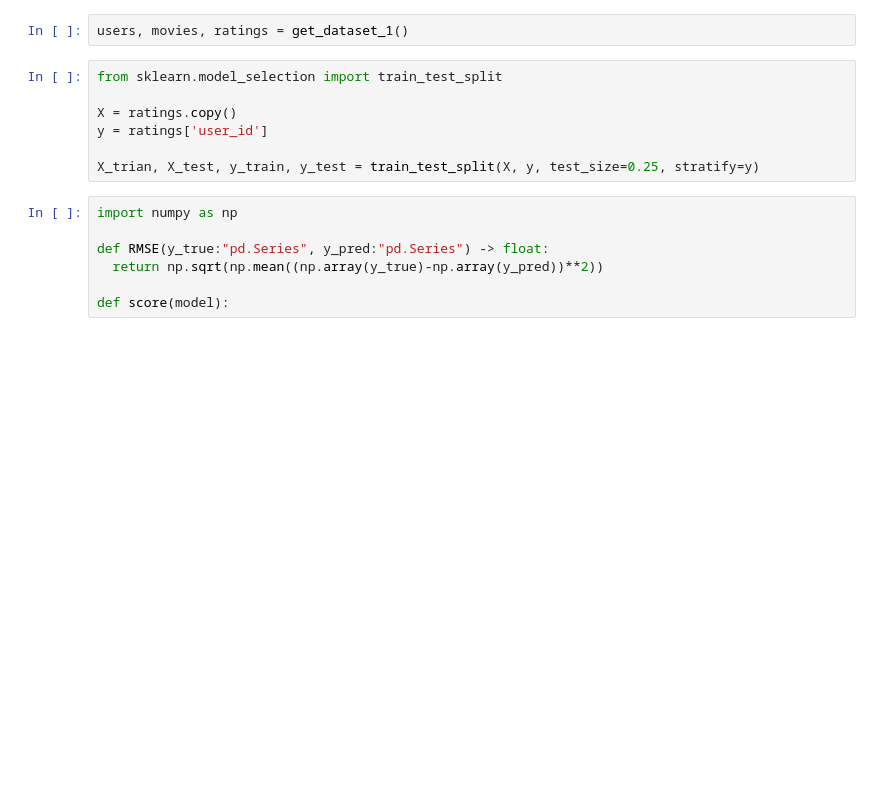
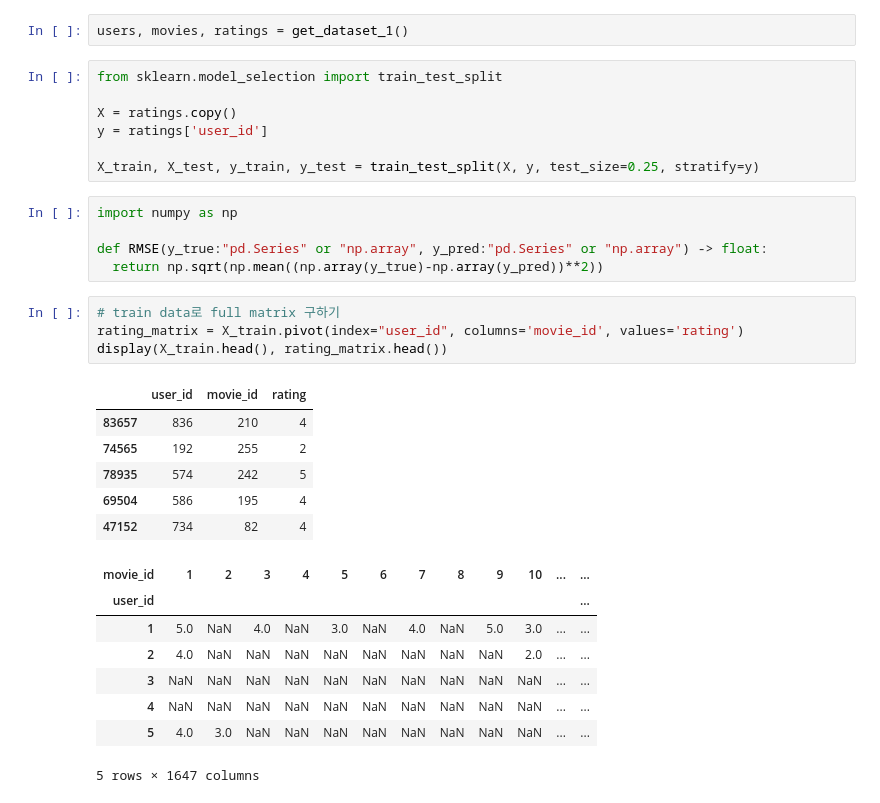
Before and after one commit to mkk4726/python_recommendation_system, a Jupyter notebook: chapter2/read_data.ipynb, the cells around one changed output. Saved outputs shown, nothing was run; the diff lists cells and outputs as text; blank space fills up the shorter version.

Commit message:
~p26 mean rating

```diff
--- a/chapter2/read_data.ipynb
+++ b/chapter2/read_data.ipynb
@@ -132,11 +132,28 @@ from sklearn.model_selection import train_test_split
 X = ratings.copy()
 y = ratings['user_id']
 
-X_trian, X_test, y_train, y_test = train_test_split(X, y, test_size=0.25, stratify=y)
+X_train, X_test, y_train, y_test = train_test_split(X, y, test_size=0.25, stratify=y)
 # %%
 import numpy as np
 
-def RMSE(y_true:"pd.Series", y_pred:"pd.Series") -> float:
+def RMSE(y_true:"pd.Series" or "np.array", y_pred:"pd.Series" or "np.array") -> float:
   return np.sqrt(np.mean((np.array(y_true)-np.array(y_pred))**2))
-
-def score(model):
+# %%
+# train data로 full matrix 구하기
+rating_matrix = X_train.pivot(index="user_id", columns='movie_id', values='rating')
+display(X_train.head(), rating_matrix.head())
+# %% [output]
+|  | user_id | movie_id | rating |
+| 83657 | 836 | 210 | 4 |
+| 74565 | 192 | 255 | 2 |
+| 78935 | 574 | 242 | 5 |
+| 69504 | 586 | 195 | 4 |
+| 47152 | 734 | 82 | 4 |
+| movie_id | 1 | 2 | 3 | 4 | 5 | 6 | 7 | 8 | 9 | 10 | ... | ... |
+| user_id |  |  |  |  |  |  |  |  |  |  |  | ... |
+| 1 | 5.0 | NaN | 4.0 | NaN | 3.0 | NaN | 4.0 | NaN | 5.0 | 3.0 | ... | ... |
+| 2 | 4.0 | NaN | NaN | NaN | NaN | NaN | NaN | NaN | NaN | 2.0 | ... | ... |
+| 3 | NaN | NaN | NaN | NaN | NaN | NaN | NaN | NaN | NaN | NaN | ... | ... |
+| 4 | NaN | NaN | NaN | NaN | NaN | NaN | NaN | NaN | NaN | NaN | ... | ... |
+| 5 | 4.0 | 3.0 | NaN | NaN | NaN | NaN | NaN | NaN | NaN | NaN | ... | ... |
+5 rows × 1647 columns
```
Also changed, not shown: parts of 15 cells of this notebook.
